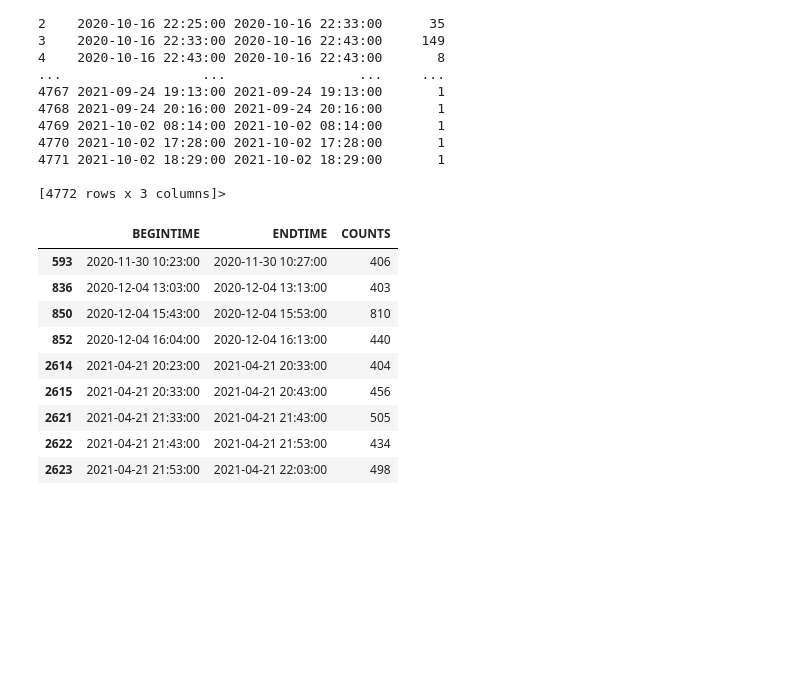
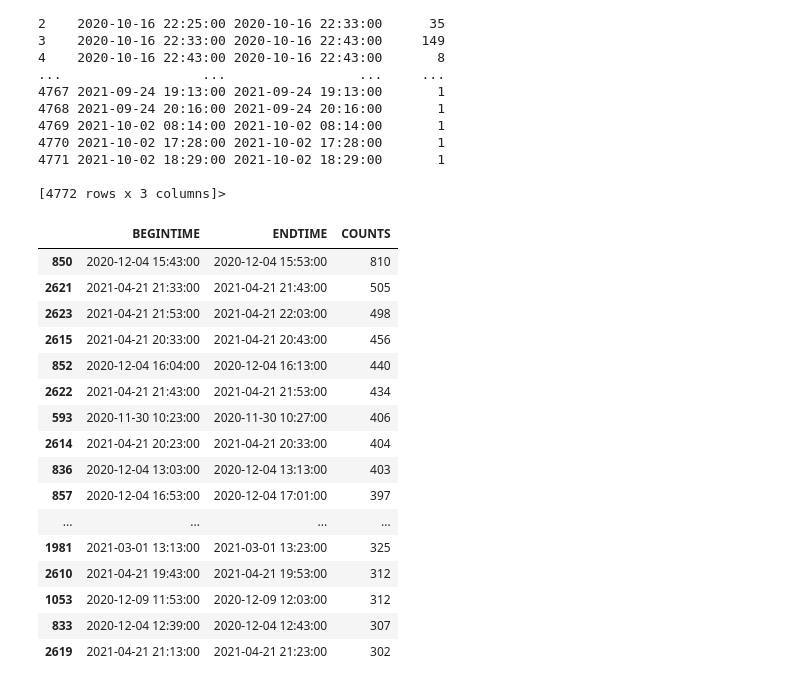
Before and after one commit to nss-data-science-cohort-8/accre-mashed-potatoes, a Jupyter notebook: notebooks/Data Exploration CE5.ipynb, the cells around one changed output. Saved outputs shown, nothing was run; the diff lists cells and outputs as text; code cells hidden in the pictures; blank space fills up the shorter version.

```diff
--- a/notebooks/Data Exploration CE5.ipynb
+++ b/notebooks/Data Exploration CE5.ipynb
@@ -871,16 +871,23 @@ ce5_timeSlice_df.head
 
 [4772 rows x 3 columns]>
 # %%
-ce5_timeSlice_df[ce5_timeSlice_df['COUNTS'] > 400].head(50)
+ce5_timeSlice_df[ce5_timeSlice_df['COUNTS'] > 300].nlargest(50,'COUNTS')
 # %% [output]
 |  | BEGINTIME | ENDTIME | COUNTS |
+| 850 | 2020-12-04 15:43:00 | 2020-12-04 15:53:00 | 810 |
+| 2621 | 2021-04-21 21:33:00 | 2021-04-21 21:43:00 | 505 |
+| 2623 | 2021-04-21 21:53:00 | 2021-04-21 22:03:00 | 498 |
+| 2615 | 2021-04-21 20:33:00 | 2021-04-21 20:43:00 | 456 |
+| 852 | 2020-12-04 16:04:00 | 2020-12-04 16:13:00 | 440 |
+| 2622 | 2021-04-21 21:43:00 | 2021-04-21 21:53:00 | 434 |
 | 593 | 2020-11-30 10:23:00 | 2020-11-30 10:27:00 | 406 |
+| 2614 | 2021-04-21 20:23:00 | 2021-04-21 20:33:00 | 404 |
 | 836 | 2020-12-04 13:03:00 | 2020-12-04 13:13:00 | 403 |
-| 850 | 2020-12-04 15:43:00 | 2020-12-04 15:53:00 | 810 |
-| 852 | 2020-12-04 16:04:00 | 2020-12-04 16:13:00 | 440 |
-| 2614 | 2021-04-21 20:23:00 | 2021-04-21 20:33:00 | 404 |
-| 2615 | 2021-04-21 20:33:00 | 2021-04-21 20:43:00 | 456 |
-| 2621 | 2021-04-21 21:33:00 | 2021-04-21 21:43:00 | 505 |
-| 2622 | 2021-04-21 21:43:00 | 2021-04-21 21:53:00 | 434 |
-| 2623 | 2021-04-21 21:53:00 | 2021-04-21 22:03:00 | 498 |
+| 857 | 2020-12-04 16:53:00 | 2020-12-04 17:01:00 | 397 |
+| ... | ... | ... | ... |
+| 1981 | 2021-03-01 13:13:00 | 2021-03-01 13:23:00 | 325 |
+| 2610 | 2021-04-21 19:43:00 | 2021-04-21 19:53:00 | 312 |
+| 1053 | 2020-12-09 11:53:00 | 2020-12-09 12:03:00 | 312 |
+| 833 | 2020-12-04 12:39:00 | 2020-12-04 12:43:00 | 307 |
+| 2619 | 2021-04-21 21:13:00 | 2021-04-21 21:23:00 | 302 |
 # %%
```
Also changed, not shown: parts of 21 cells of this notebook.
